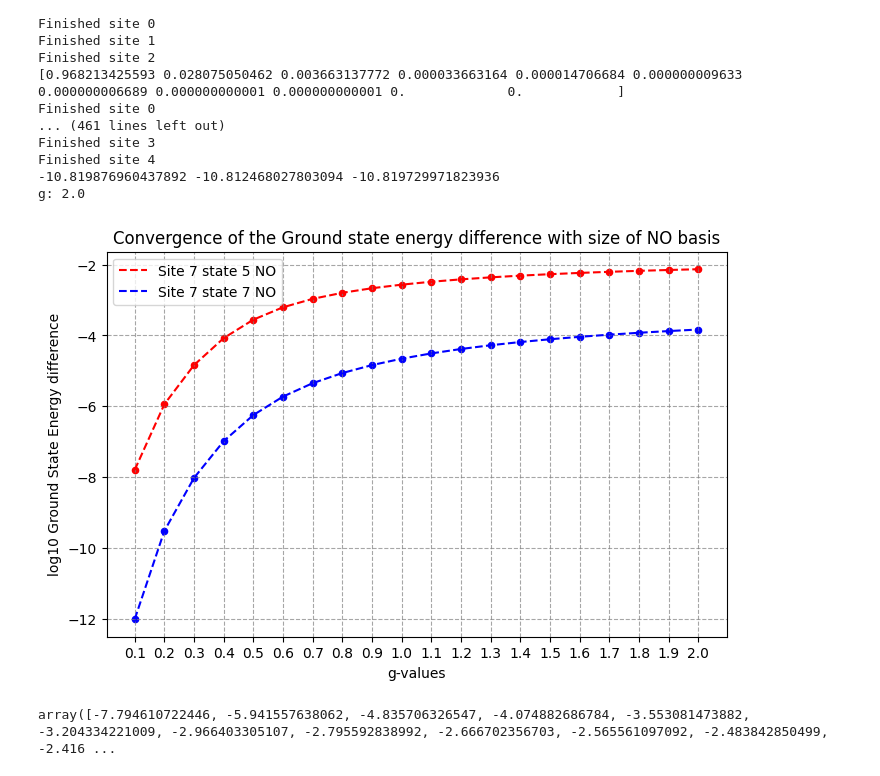
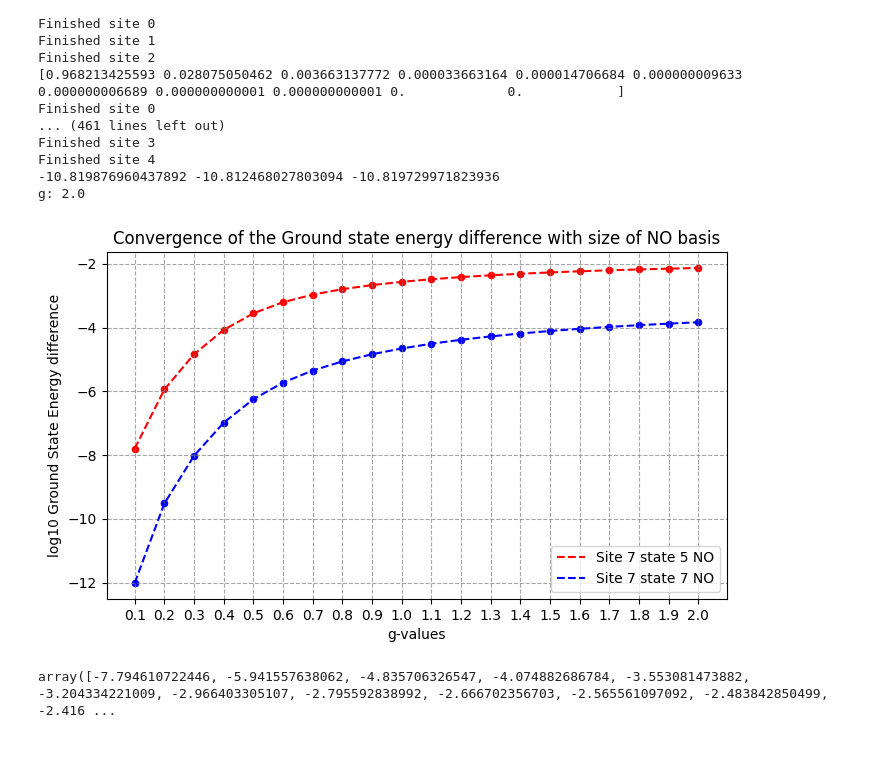
Before and after one commit to Gilfrim/Computational-Analysis-of-Many-Rotor-Systems, a Jupyter notebook: testing_tilted_rotors.ipynb, the cells around one changed output. Saved outputs shown, nothing was run; the diff lists cells and outputs as text; code cells hidden in the pictures; blank space fills up the shorter version.

```diff
--- a/testing_tilted_rotors.ipynb
+++ b/testing_tilted_rotors.ipynb
@@ -239,9 +241,9 @@ plt.show()
 # Isolate the curve
 # %%
 site = 2
-state = 21
-g = 0.1
-D_val = 1e-0
+state = 25
+g = 1
+D_val = 1e-4
 lambda_val = 1e-1
 # %%
 No_state = 5
@@ -949,21 +964,21 @@ Finished site 4
 -10.819876960437892 -10.812468027803094 -10.819729971823936
 g: 2.0
 # %%
-plt.figure(figsize=(8, 5))
+plt.figure(figsize=(8, 4.5))
 
 plt.scatter(g_arr, np.log10(np.abs(E_ED_arr - E_NO_5_arr)), color = "red", s=20)
 plt.scatter(g_arr, np.log10(np.abs(E_ED_arr - E_NO_7_arr)), color = "blue", s=20)
 plt.plot(g_arr, np.log10(np.abs(E_ED_arr - E_NO_5_arr)), label=f"Site 7 state 5 NO", color = "red", linestyle = "--")
 plt.plot(g_arr, np.log10(np.abs(E_ED_arr - E_NO_7_arr)), label=f"Site 7 state 7 NO", color = "blue", linestyle = "--")
 plt.title("Convergence of the Ground state energy difference with size of NO basis")
 plt.xlabel("g-values")
 plt.ylabel("log10 Ground State Energy difference")
 plt.legend()
 plt.xticks(g_arr)   # grid at each x value
 plt.grid(True, linestyle='--', color='gray', alpha=0.7)
 plt.show()
 # %% [output]
-[figure, old version]
+[figure, new version]
 # %%
 np.log10(np.abs(E_ED_arr - E_NO_5_arr))
 # %% [output]
```
Also changed, not shown: parts of 52 cells of this notebook, 23 other files.
